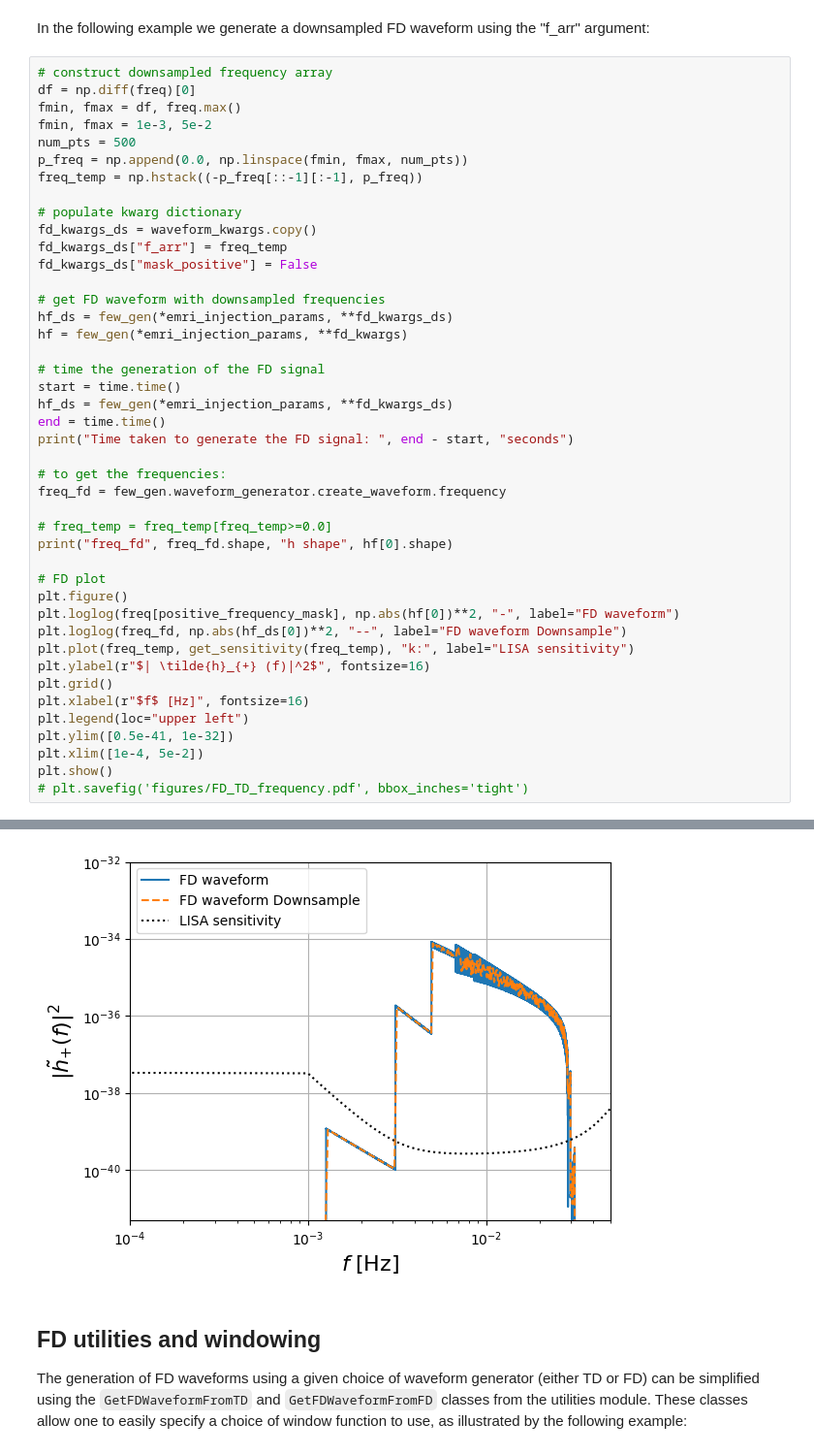
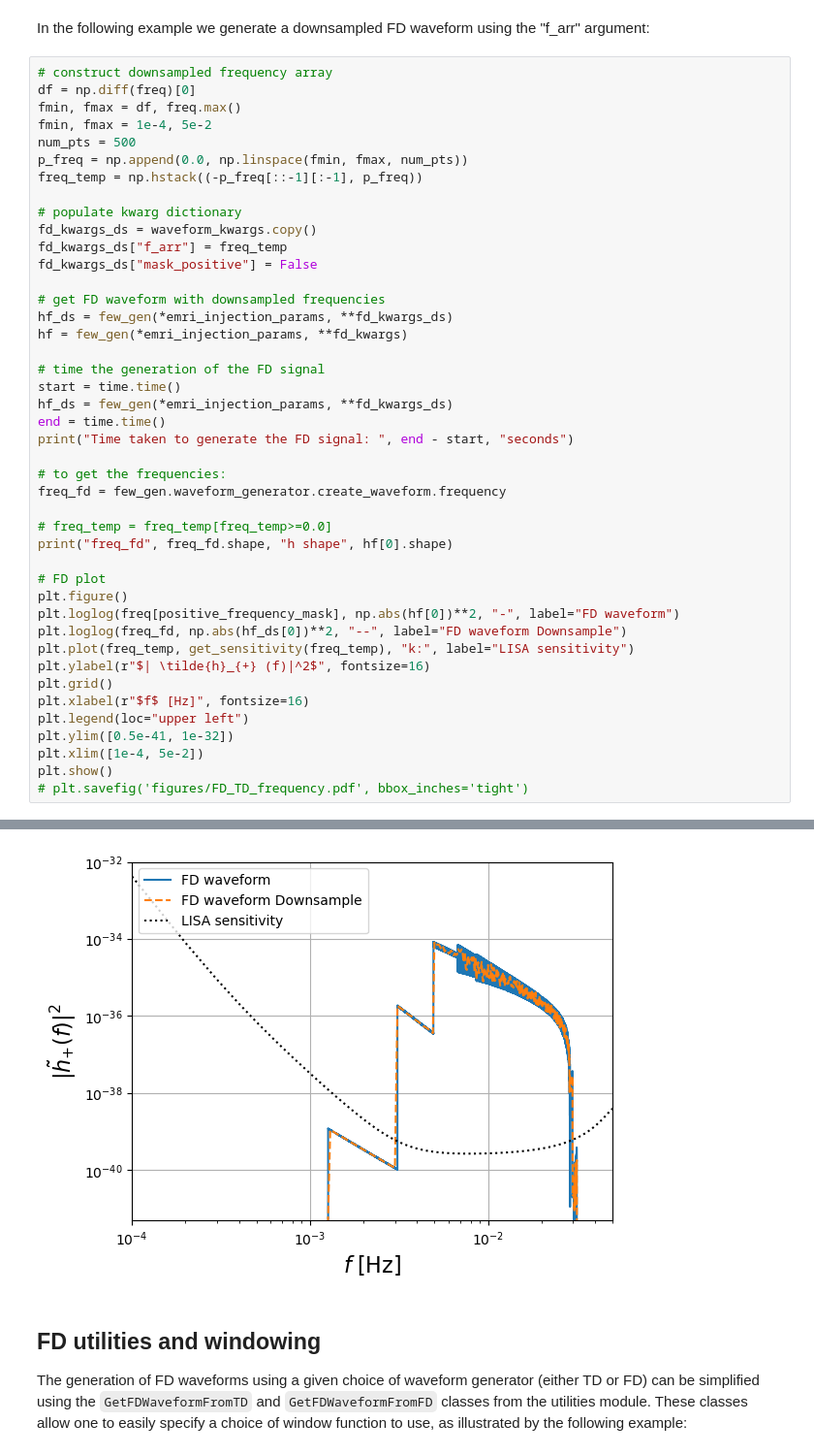
Before and after one commit to BlackHolePerturbationToolkit/FastEMRIWaveforms, a Jupyter notebook: examples/waveform.ipynb, the cells around one changed output, grey strips where cells are left out. Shown at 97% size. Cells and saved outputs as stored; diff of their text form.

```diff
--- a/examples/waveform.ipynb
+++ b/examples/waveform.ipynb
@@ -253,7 +253,7 @@ In the following example we generate a downsampled FD waveform using the "f_arr"
 # construct downsampled frequency array
 df = np.diff(freq)[0]
 fmin, fmax = df, freq.max()
-fmin, fmax = 1e-3, 5e-2
+fmin, fmax = 1e-4, 5e-2
 num_pts = 500
 p_freq = np.append(0.0, np.linspace(fmin, fmax, num_pts))
 freq_temp = np.hstack((-p_freq[::-1][:-1], p_freq))
@@ -297,5 +297,5 @@ Time taken to generate the FD signal:  0.2683577537536621 seconds
 freq_fd (1001,) h shape (1577908,)
-[figure, old version]
+[figure, new version]
 # %% [markdown]
 ## FD utilities and windowing
 
```
Also changed, not shown: parts of 13 cells of this notebook, 11 other files.
